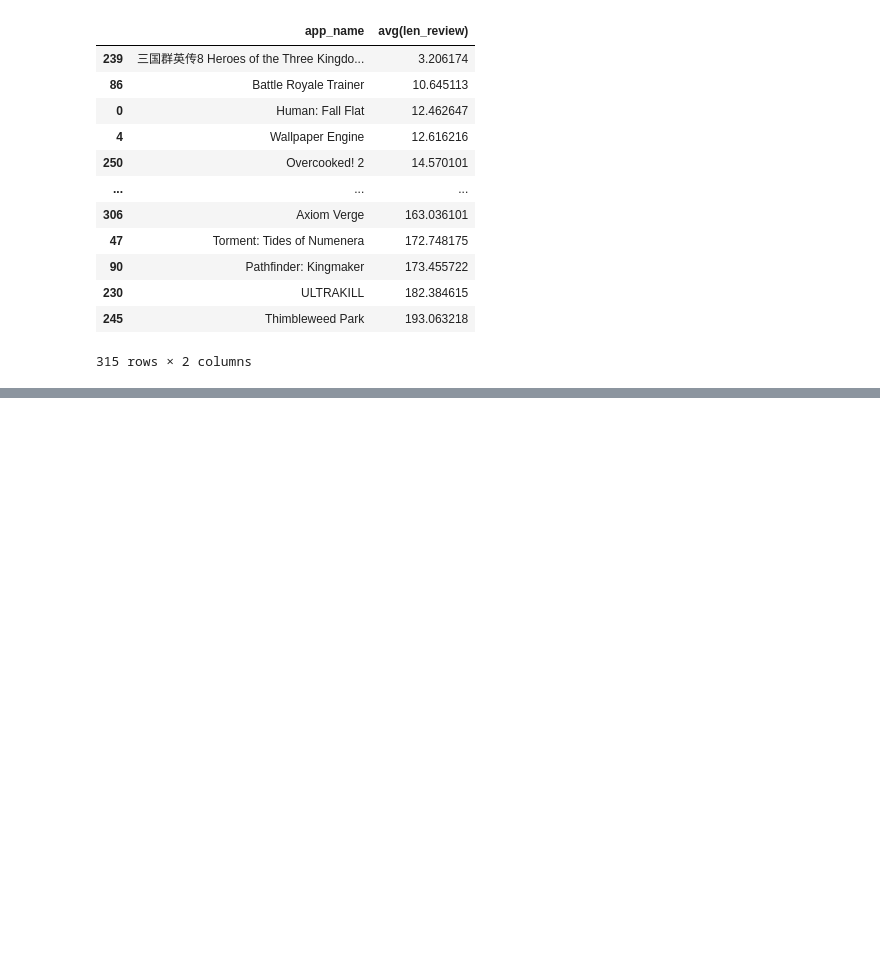
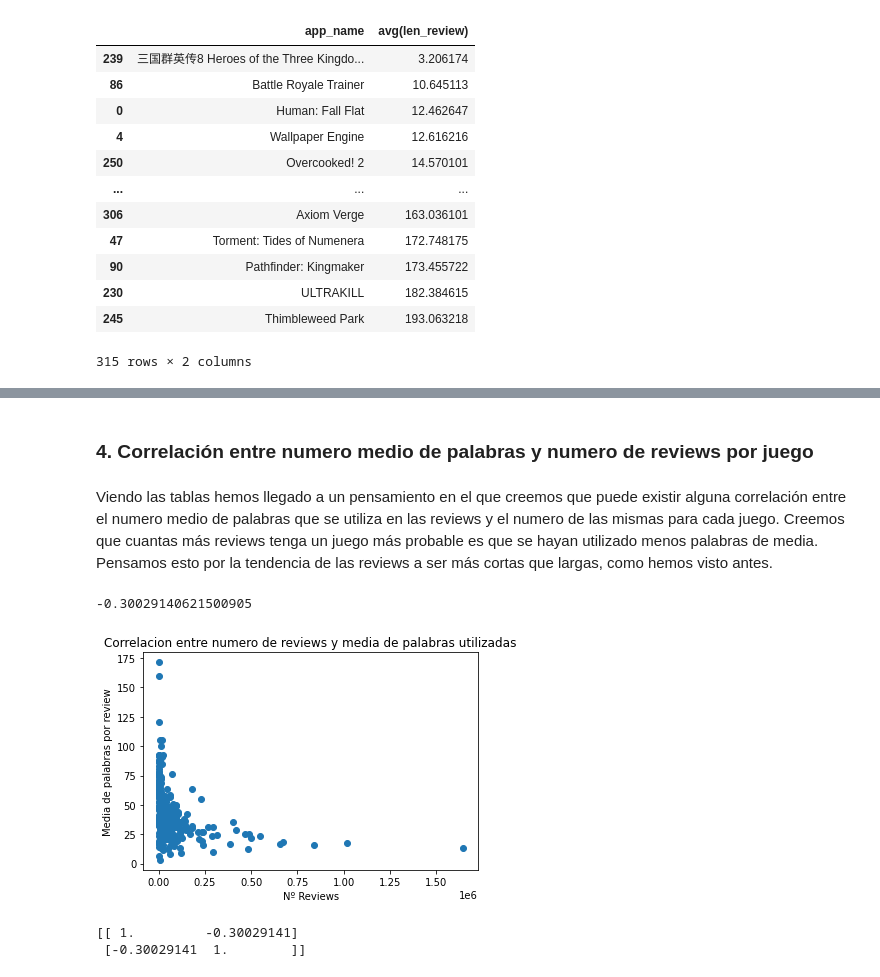
Before and after one commit to AlbertoGarciaDomenech/Proyecto-Final-CLOUD, a Jupyter notebook: csv generados/csv_steam.ipynb, the cells around one changed output, grey strips where cells are left out. Cells and saved outputs as stored; diff of their text form; code cells hidden in the pictures; blank space fills up the shorter version.

```diff
--- a/csv generados/csv_steam.ipynb
+++ b/csv generados/csv_steam.ipynb
@@ -205,0 +177,2 @@ df_negativas.loc[df_negativas['app_name'] == 'ULTRAKILL']
+# %%
+df_numreviews = df_numreviews.sort_values(by=['app_name'])
@@ -205,0 +186,23 @@ df_negativas.loc[df_negativas['app_name'] == 'ULTRAKILL']
+# %% [markdown]
+### 4. Correlación entre numero medio de palabras y numero de reviews por juego
+# %% [markdown]
+Viendo las tablas hemos llegado a un pensamiento en el que creemos que puede existir alguna correlación entre el numero medio de palabras que se utiliza en las reviews y el numero de las mismas para cada juego. Creemos que cuantas más reviews tenga un juego más probable es que se hayan utilizado menos palabras de media. Pensamos esto por la tendencia de las reviews a ser más cortas que largas, como hemos visto antes.
+# %%
+df_numreviews['count'].corr(df_avg['avg(len_review)'])
+# %% [output]
+-0.30029140621500905
+# %%
+df_numreviews = df_numreviews.sort_values(by=['app_name'])
+df_avg = df_avg.sort_values(by=['app_name'])
+x = list(df_numreviews['count'])
+y = list(df_avg['avg(len_review)'])
+plt.scatter(x, y)
+plt.title('Correlacion entre numero de reviews y media de palabras utilizadas')
+plt.xlabel('Nº Reviews')
+plt.ylabel('Media de palabras por review')
+plt.show()
+print(np.corrcoef(x, y))
+# %% [output]
+[figure, added]
+[[ 1.         -0.30029141]
+ [-0.30029141  1.        ]]
```
Also changed, not shown: parts of 84 cells of this notebook.
